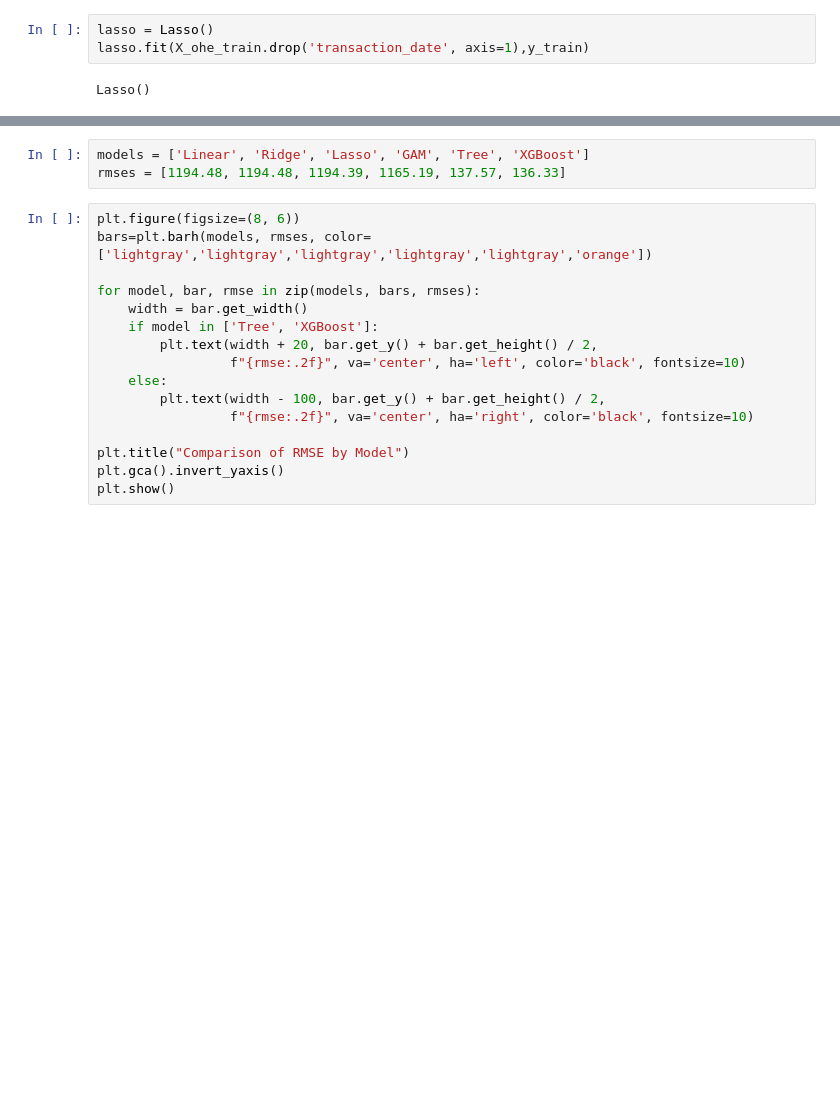
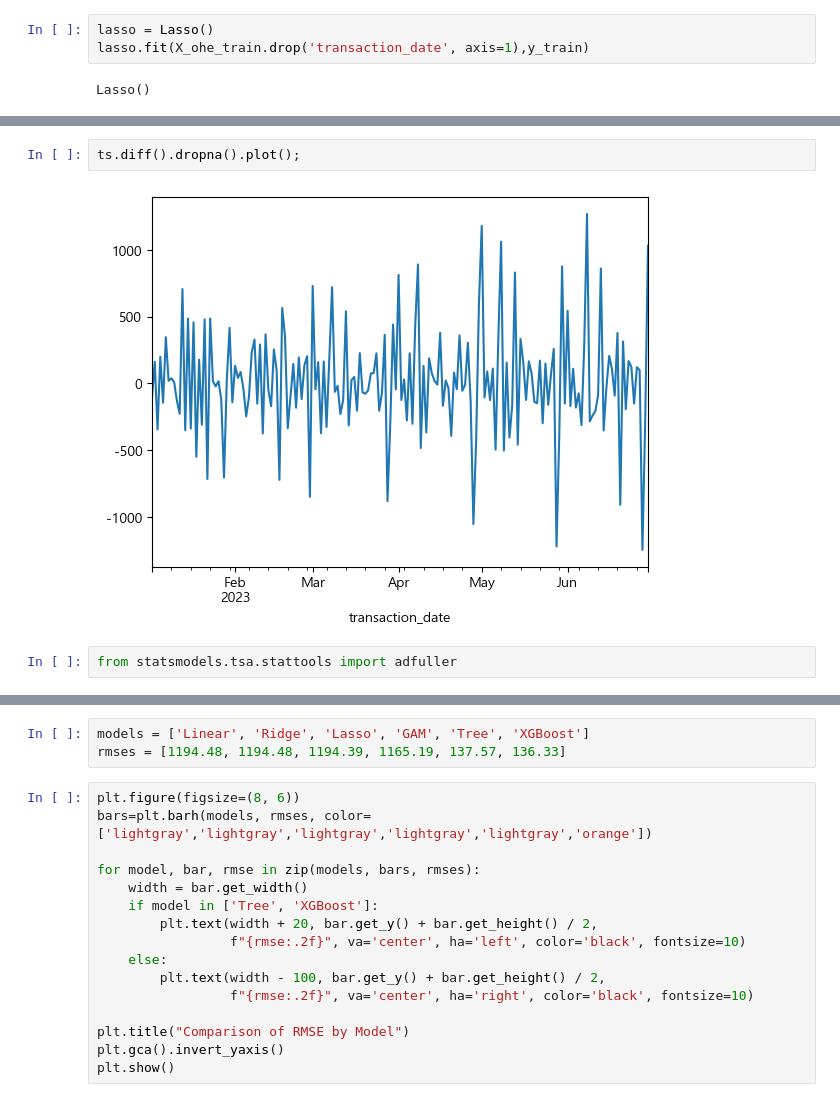
Before and after one commit to taaesu/cafe-daily-sales, a Jupyter notebook: code.ipynb, the cells around one changed output, grey strips where cells are left out. Saved outputs shown, nothing was run; the diff lists cells and outputs as text; blank space fills up the shorter version.

```diff
--- a/code.ipynb
+++ b/code.ipynb
@@ -370,0 +390,6 @@ RMSE: 136.33
+# %%
+ts.diff().dropna().plot();
+# %% [output]
+[figure, added]
+# %%
+from statsmodels.tsa.stattools import adfuller
```
Also changed, not shown: parts of 29 cells of this notebook.
